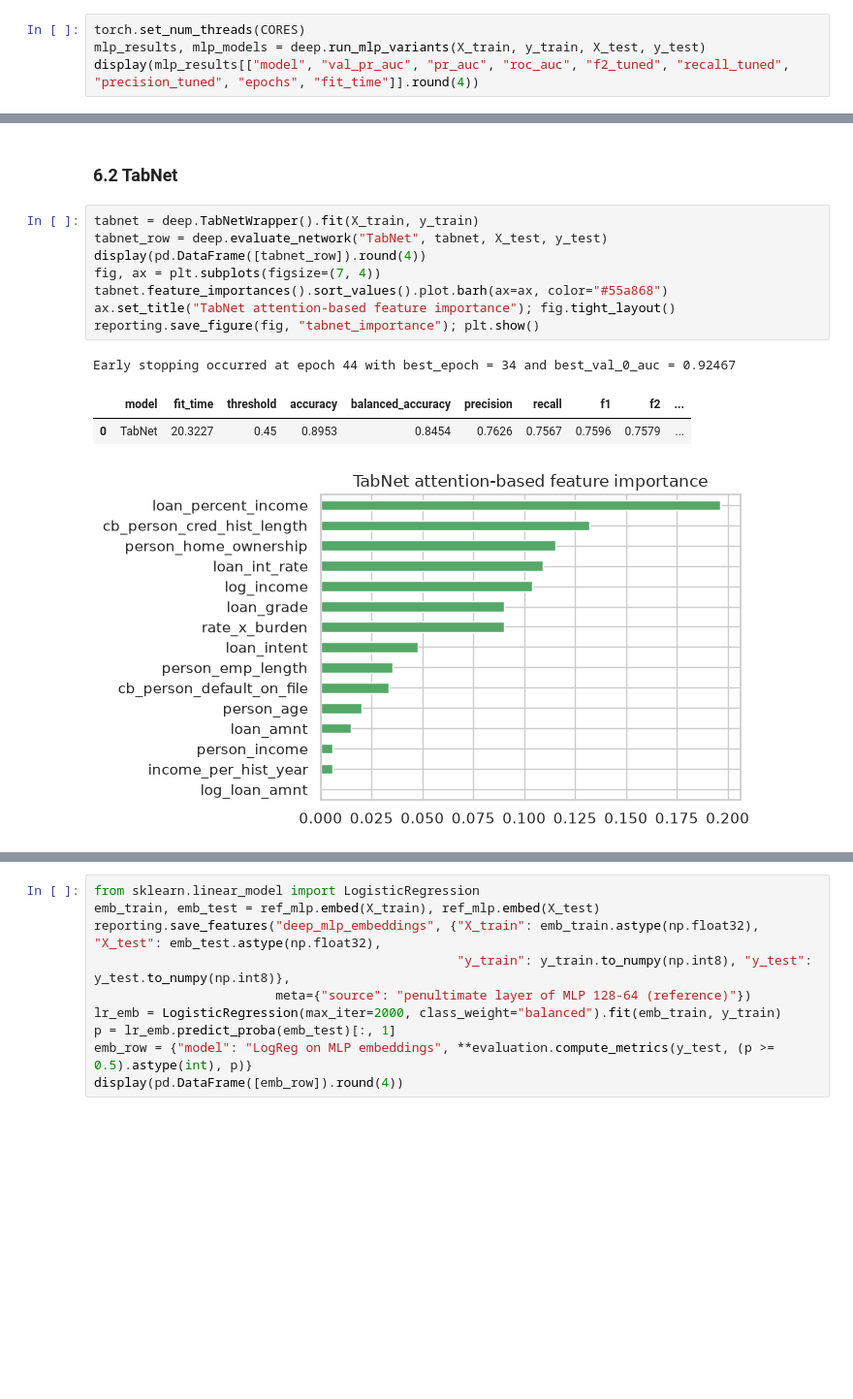
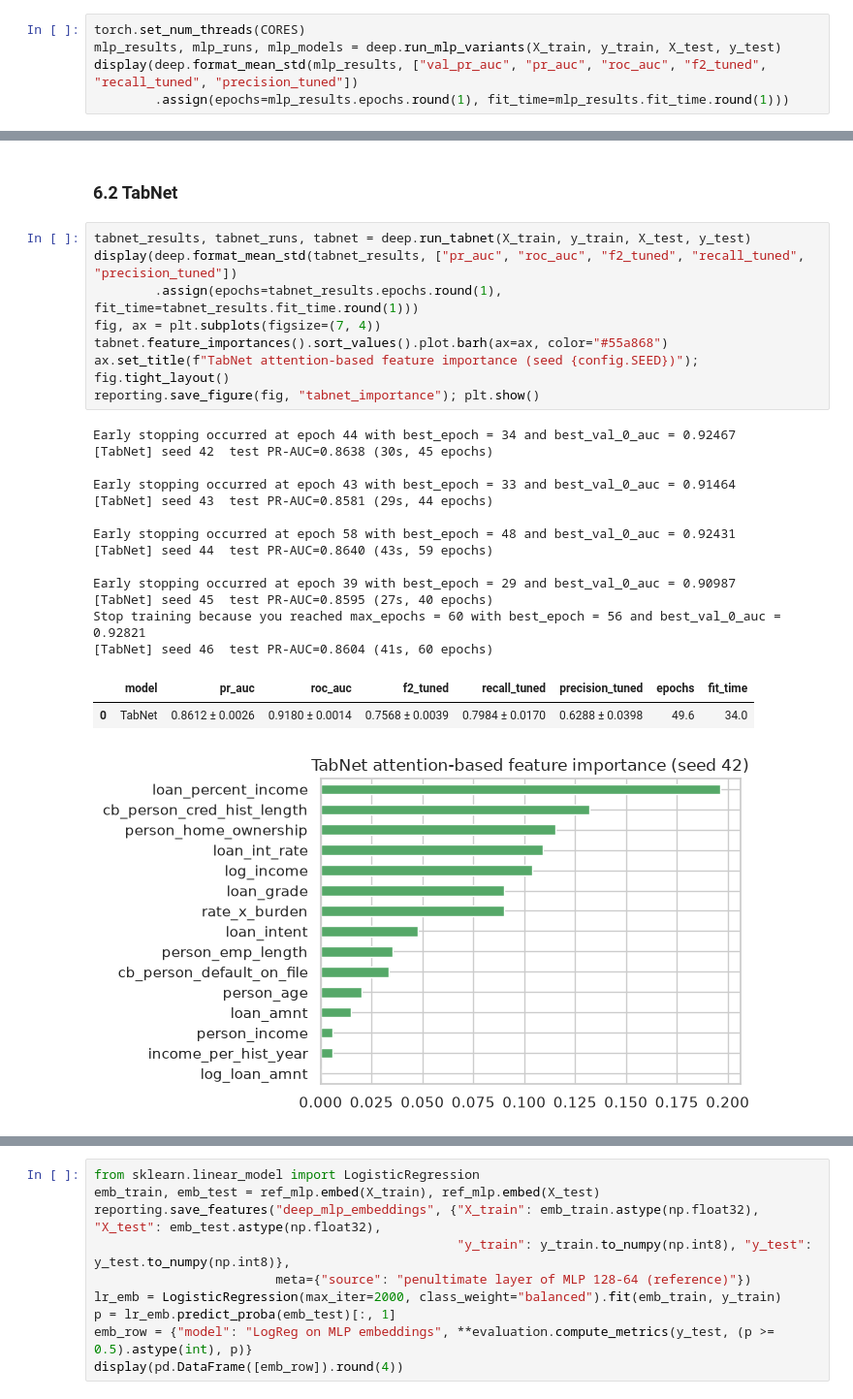
Before and after one commit to datduongabc/credit-risk-classification, a Jupyter notebook: notebooks/credit_risk_pipeline.ipynb, the cells around one changed output, grey strips where cells are left out. Shown at 97% size. Saved outputs shown, nothing was run; the diff lists cells and outputs as text; blank space fills up the shorter version.

```diff
--- a/notebooks/credit_risk_pipeline.ipynb
+++ b/notebooks/credit_risk_pipeline.ipynb
@@ -625,6 +630,7 @@ standardized. Categorical columns become integer codes that feed trainable **ent
 ### 6.1 MLP architecture and training variants
 # %%
 torch.set_num_threads(CORES)
-mlp_results, mlp_models = deep.run_mlp_variants(X_train, y_train, X_test, y_test)
-display(mlp_results[["model", "val_pr_auc", "pr_auc", "roc_auc", "f2_tuned", "recall_tuned", "precision_tuned", "epochs", "fit_time"]].round(4))
+mlp_results, mlp_runs, mlp_models = deep.run_mlp_variants(X_train, y_train, X_test, y_test)
+display(deep.format_mean_std(mlp_results, ["val_pr_auc", "pr_auc", "roc_auc", "f2_tuned", "recall_tuned", "precision_tuned"])
+        .assign(epochs=mlp_results.epochs.round(1), fit_time=mlp_results.fit_time.round(1)))
 # %% [output]
@@ -657,17 +663,29 @@ fig.tight_layout(); reporting.save_figure(fig, "mlp_training"); plt.show()
 # %% [markdown]
 ### 6.2 TabNet
 # %%
-tabnet = deep.TabNetWrapper().fit(X_train, y_train)
-tabnet_row = deep.evaluate_network("TabNet", tabnet, X_test, y_test)
-display(pd.DataFrame([tabnet_row]).round(4))
+tabnet_results, tabnet_runs, tabnet = deep.run_tabnet(X_train, y_train, X_test, y_test)
+display(deep.format_mean_std(tabnet_results, ["pr_auc", "roc_auc", "f2_tuned", "recall_tuned", "precision_tuned"])
+        .assign(epochs=tabnet_results.epochs.round(1), fit_time=tabnet_results.fit_time.round(1)))
 fig, ax = plt.subplots(figsize=(7, 4))
 tabnet.feature_importances().sort_values().plot.barh(ax=ax, color="#55a868")
-ax.set_title("TabNet attention-based feature importance"); fig.tight_layout()
+ax.set_title(f"TabNet attention-based feature importance (seed {config.SEED})"); fig.tight_layout()
 reporting.save_figure(fig, "tabnet_importance"); plt.show()
 # %% [output]
 Early stopping occurred at epoch 44 with best_epoch = 34 and best_val_0_auc = 0.92467
+[TabNet] seed 42  test PR-AUC=0.8638 (30s, 45 epochs)
+
+Early stopping occurred at epoch 43 with best_epoch = 33 and best_val_0_auc = 0.91464
+[TabNet] seed 43  test PR-AUC=0.8581 (29s, 44 epochs)
+
+Early stopping occurred at epoch 58 with best_epoch = 48 and best_val_0_auc = 0.92431
+[TabNet] seed 44  test PR-AUC=0.8640 (43s, 59 epochs)
+
+Early stopping occurred at epoch 39 with best_epoch = 29 and best_val_0_auc = 0.90987
+[TabNet] seed 45  test PR-AUC=0.8595 (27s, 40 epochs)
+Stop training because you reached max_epochs = 60 with best_epoch = 56 and best_val_0_auc = 0.92821
+[TabNet] seed 46  test PR-AUC=0.8604 (41s, 60 epochs)
-|  | model | fit_time | threshold | accuracy | balanced_accuracy | precision | recall | f1 | f2 | ... |
-| 0 | TabNet | 20.3227 | 0.45 | 0.8953 | 0.8454 | 0.7626 | 0.7567 | 0.7596 | 0.7579 | ... |
+|  | model | pr_auc | roc_auc | f2_tuned | recall_tuned | precision_tuned | epochs | fit_time |
+| 0 | TabNet | 0.8612 ± 0.0026 | 0.9180 ± 0.0014 | 0.7568 ± 0.0039 | 0.7984 ± 0.0170 | 0.6288 ± 0.0398 | 49.6 | 34.0 |
-[figure, old version]
+[figure, new version]
 # %% [markdown]
 ### 6.3 Learned embeddings as features
```
Also changed, not shown: parts of 17 cells of this notebook, 41 other files.
